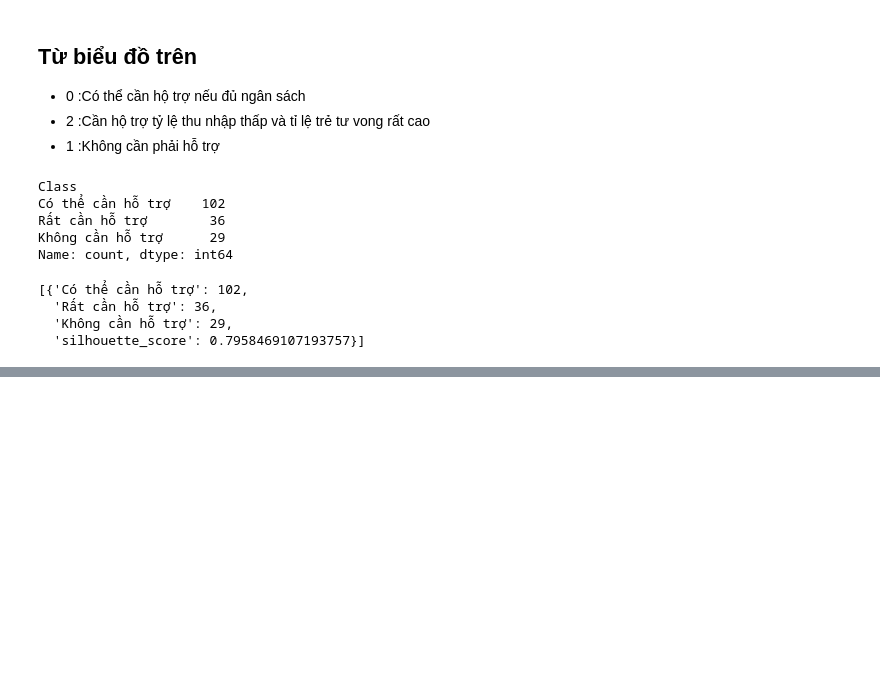
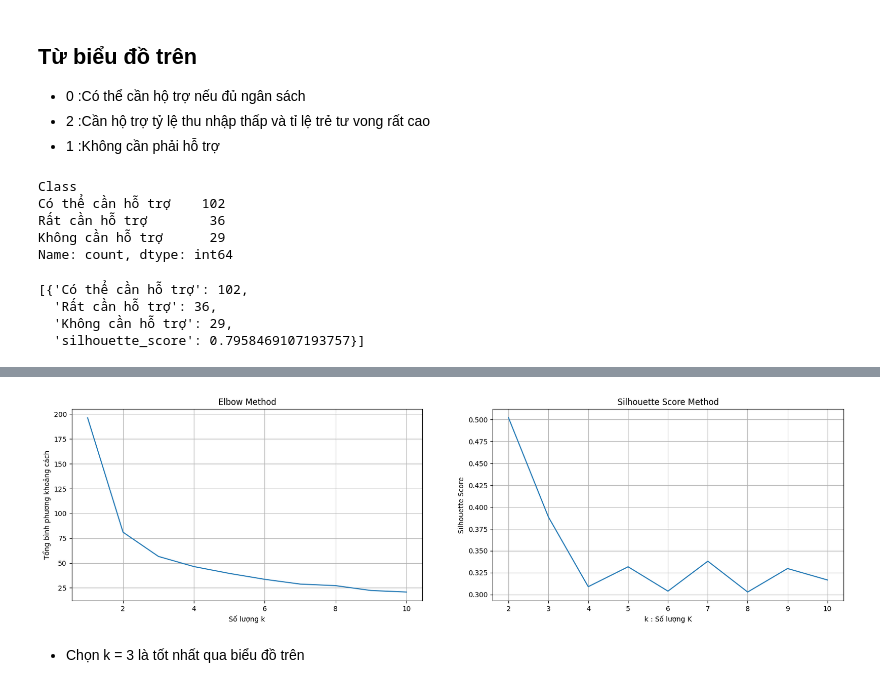
Before and after one commit to tuananhhhbuiiduyudu/Country_Clustering_Project_CNS, a Jupyter notebook: notebooks/a.ipynb, the cells around one changed output, grey strips where cells are left out. Drawn from its saved outputs; the diff is of its cells as text; code cells hidden in the pictures; blank space fills up the shorter version.

Commit message:
done pca vs kmeans

```diff
--- a/notebooks/a.ipynb
+++ b/notebooks/a.ipynb
@@ -297,0 +333,3 @@ res
+# %%
+pca_df_result = pca_df['df'][[0,1,2]]
+pca_df_result.head()
@@ -297,0 +343,7 @@ res
+# %%
+from src.visualization import select_k_for_kmeans
+select_k_for_kmeans(pca_df_result)
+# %% [output]
+[figure, added]
+# %% [markdown]
+- Chọn k = 3 là tốt nhất qua biểu đồ trên
```
Also changed, not shown: parts of 19 cells of this notebook, 4 other files.
